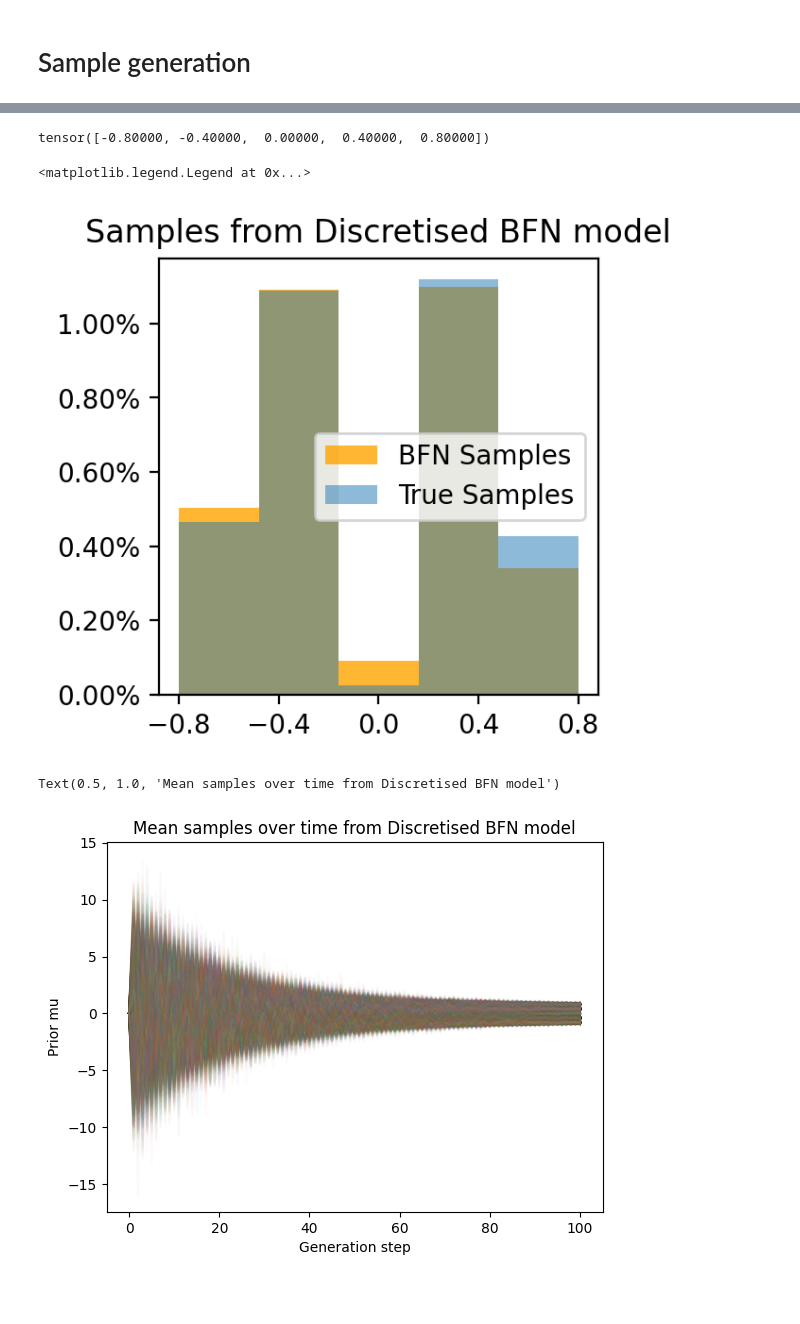
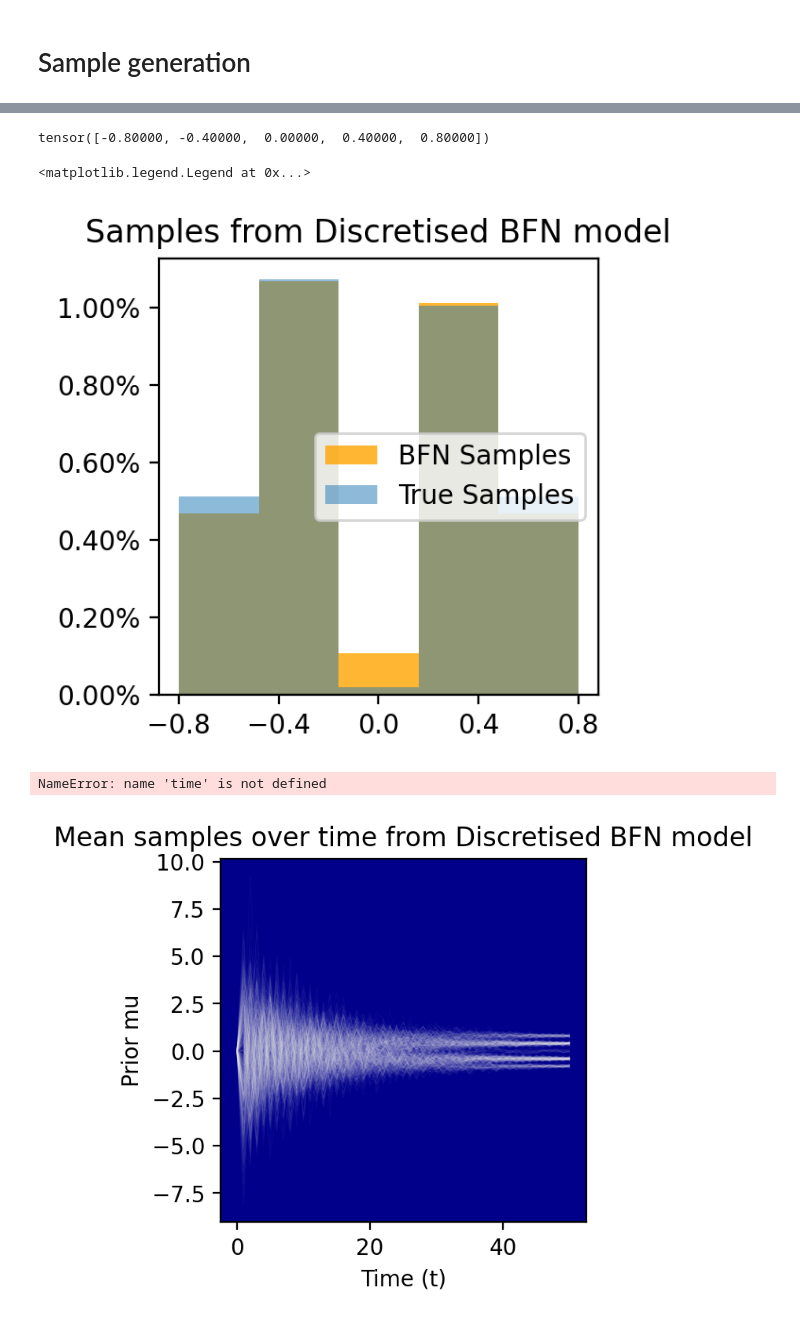
Before and after one commit to rupertmenneer/bayesian_flow, a Jupyter notebook: discretised/training_discretised.ipynb, the cells around one changed output, grey strips where cells are left out. Saved outputs shown, nothing was run; the diff lists cells and outputs as text; code cells hidden in the pictures; blank space fills up the shorter version.

Commit message:
inpainting/sample generation notebooks

```diff
--- a/discretised/training_discretised.ipynb
+++ b/discretised/training_discretised.ipynb
@@ -13,5 +13,5 @@ import torch
 torch.set_printoptions(precision=5, sci_mode=False)
 k = 5
 dataset = DiscretisedBimodalData(n=10000, k=k)
-dataloader = DataLoader(dataset, batch_size=256, shuffle=True, drop_last=True)
+dataloader = DataLoader(dataset, batch_size=10000, shuffle=True, drop_last=True)
 batch = next(iter(dataloader))
@@ -34,7 +37,7 @@ optim = AdamW(bfn_model.parameters(), lr=3e-4, betas=(0.9, 0.98), weight_decay=0
 
 ema = ExponentialMovingAverage(bfn_model.parameters(), decay=0.995)
 torch.autograd.set_detect_anomaly(True)
-epochs = 1000
+epochs = 5000
 losses = []
 n_batches_track = 100
 n = 400
@@ -80,7 +88,7 @@ Text(0.5, 1.0, 'Training loss')
 torch.randint(1, 25, (32, 1))
 # %%
 k=5
-bs=10000
+bs=500
 dataloader = DataLoader(dataset, batch_size=bs, shuffle=True)
 batch = next(iter(dataloader))
 print(len(torch.unique(batch)))
@@ -90,12 +101,11 @@ print(len(torch.unique(samples)))
 # %%
 k=5
-bs=10000
 plt.figure(figsize=(3, 3), dpi=200)
 dataloader = DataLoader(dataset, batch_size=bs, shuffle=True)
 batch = next(iter(dataloader))
 batch.shape
 with ema.average_parameters():
-    samples, priors = bfn_model.sample_generation_for_discretised_data(sample_shape=(bs, 1), n_steps=100)
+    samples, priors = bfn_model.sample_generation_for_discretised_data(sample_shape=(bs, 1), n_steps=50)
     samples = samples.to(torch.float32)
 
 plt.hist(samples.detach().numpy(), alpha=0.8, bins=k, label='BFN Samples', color='orange', density = True)
@@ -113,15 +123,22 @@ plt.legend(loc='center right')
 # %% [output]
 tensor([-0.80000, -0.40000,  0.00000,  0.40000,  0.80000])
 <matplotlib.legend.Legend at 0x...>
-[figure, old version]
+[figure, new version]
 # %%
-plt.plot(priors.detach().numpy()[:, :, 0, :].squeeze().T, label='Prior mu', alpha=0.03);
+fig, ax = plt.subplots(figsize=(3, 3), dpi=200)
+
+ax.set_facecolor('darkblue')
+# ax.set_facecolor((1.0, 0.47, 0.42))
+
+plt.plot(priors.detach().numpy()[:, :, 0, :].squeeze().T, label='Prior mu', alpha=0.03, color='white', linewidth=0.5);
 plt.xlabel('Generation step')
 plt.ylabel('Prior mu')
 plt.title('Mean samples over time from Discretised BFN model')
+ax.set_xlabel('Time (t)')
+ax.set_xticks([0, len()-1], ['0', '1'])
 # %% [output]
-Text(0.5, 1.0, 'Mean samples over time from Discretised BFN model')
+NameError: name 'time' is not defined
-[figure, old version]
+[figure, new version]
 # %%
 import numpy as np
 import matplotlib.pyplot as plt
```
Also changed, not shown: parts of 6 cells of this notebook, 2 other files.
